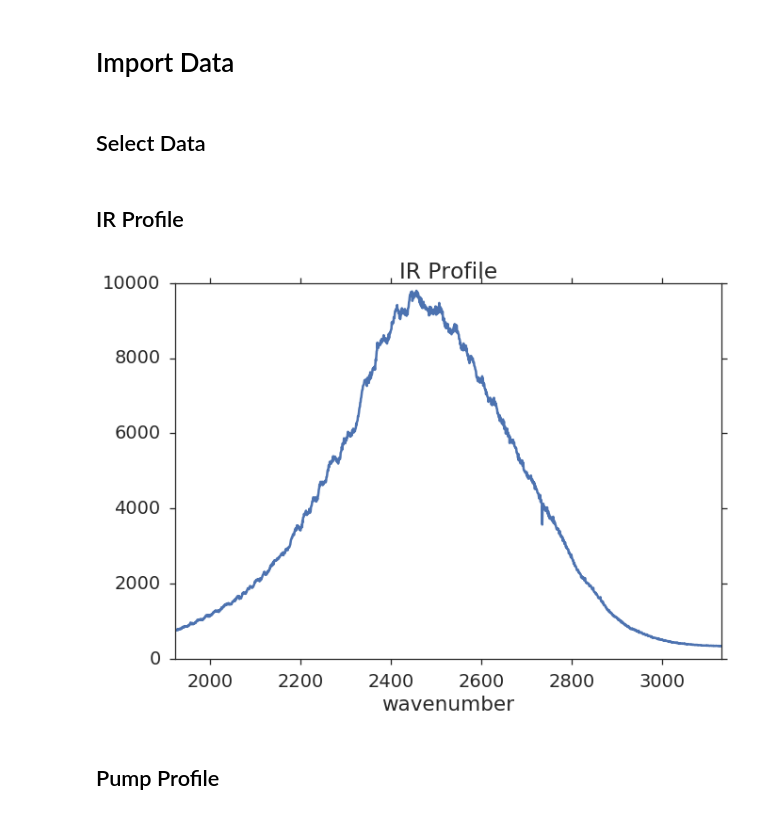
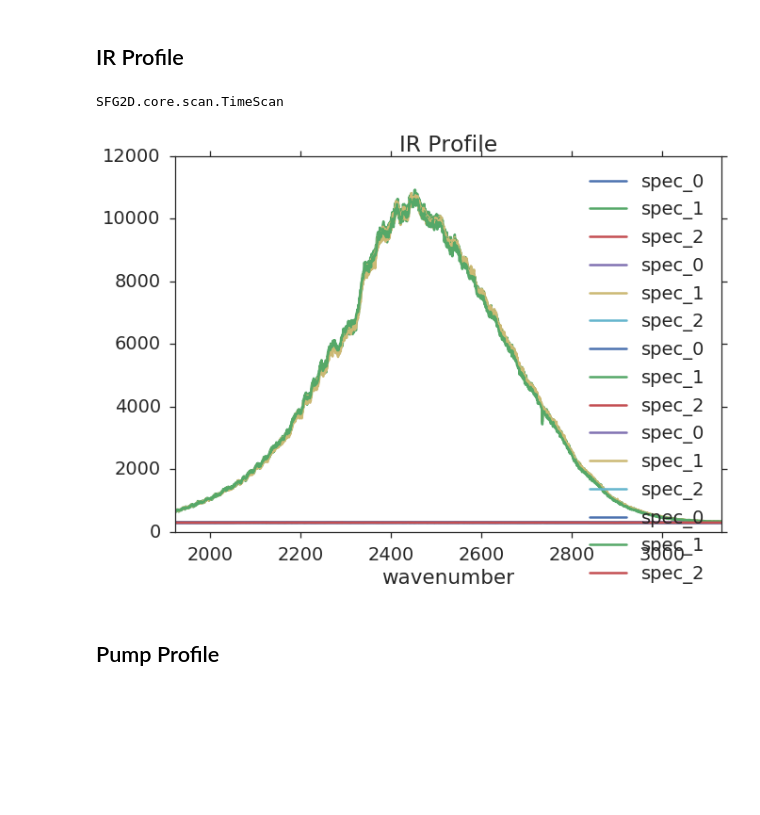
Before and after one commit to deisi/SFG2D, a Jupyter notebook: dashboards/pump-probe/pump-probe.ipynb, the cells around one changed output. Cells and saved outputs as stored; diff of their text form; code cells hidden in the pictures; blank space fills up the shorter version.

```diff
--- a/dashboards/pump-probe/pump-probe.ipynb
+++ b/dashboards/pump-probe/pump-probe.ipynb
@@ -23,4 +31,0 @@ sns.set_context("talk", font_scale=1.5, rc={"lines.linewidth": 2.5})
-# %% [markdown]
-# Import Data
-# %% [markdown]
-## Select Data
@@ -137,45 +32,29 @@ w_ts0_probed.observe(ts0_proped_update, names="value")
 # %% [markdown]
 ## IR Profile
+# %%
+isinstance(ppdData.ir, SFG2D.core
+# %% [output]
+SFG2D.core.scan.TimeScan
 # %%
 def set_ir(fpath, fbase, sub_base, spec):
-    ppdData.ir = SFG2D.io.veronica.read_auto(ppdData.ffolder + fpath)
+    """ Dialogue used to set the ir spectrum """
+    ppdData.ir = fpath
+
     if sub_base:
         ppdData.ir.base = SFG2D.io.veronica.read_auto(ppdData.ffolder + fbase).med
         ppdData.ir.sub_base(inplace=True)
     if spec is "All":
         ppdData.ir.df.plot()
     else:
         ppdData.ir.med[spec].plot()
     plt.title("IR Profile")
     plt.draw()
 
 ppWidget.ir = ipyw.interactive(set_ir, fpath=ppWidget.ir_fpath, fbase=ppWidget.ir_fbase,
                         sub_base=ppWidget.ir_sub_base, spec=ppWidget.ir_spec )
 display(ppWidget.ir)
 plt.show()
+# %% [output]
+[figure, added]
-# %%
-# These functions have strings as input,
-# Then there form becomes unclear
-# and at the end they need to return a spectrum  object with
-# well defined form.
-def get_ir(fpath, fbase, sub_base, spec):
-    global ir
-    ir = SFG2D.io.veronica.read_auto(ffolder + fpath)
-    if sub_base:
-        ir.base = SFG2D.io.veronica.read_auto(ffolder + fbase).med
-        ir.sub_base(inplace=True)
-    if spec is "All":
-        ir.df.plot()
-    else:
-        ir.med[spec].plot()
-    plt.title("IR Profile")
-    plt.draw()
-
-w_ir = ipyw.interactive(get_ir, fpath=w_ir_fpath, fbase=w_ir_fbase,
-                        sub_base=w_ir_sub_base, spec=w_ir_spec )
-display(w_ir)
-plt.show()
-# %% [output]
-[figure, removed]
 # %% [markdown]
 ## Pump Profile
```
Also changed, not shown: parts of 9 cells of this notebook, 2 other files.
